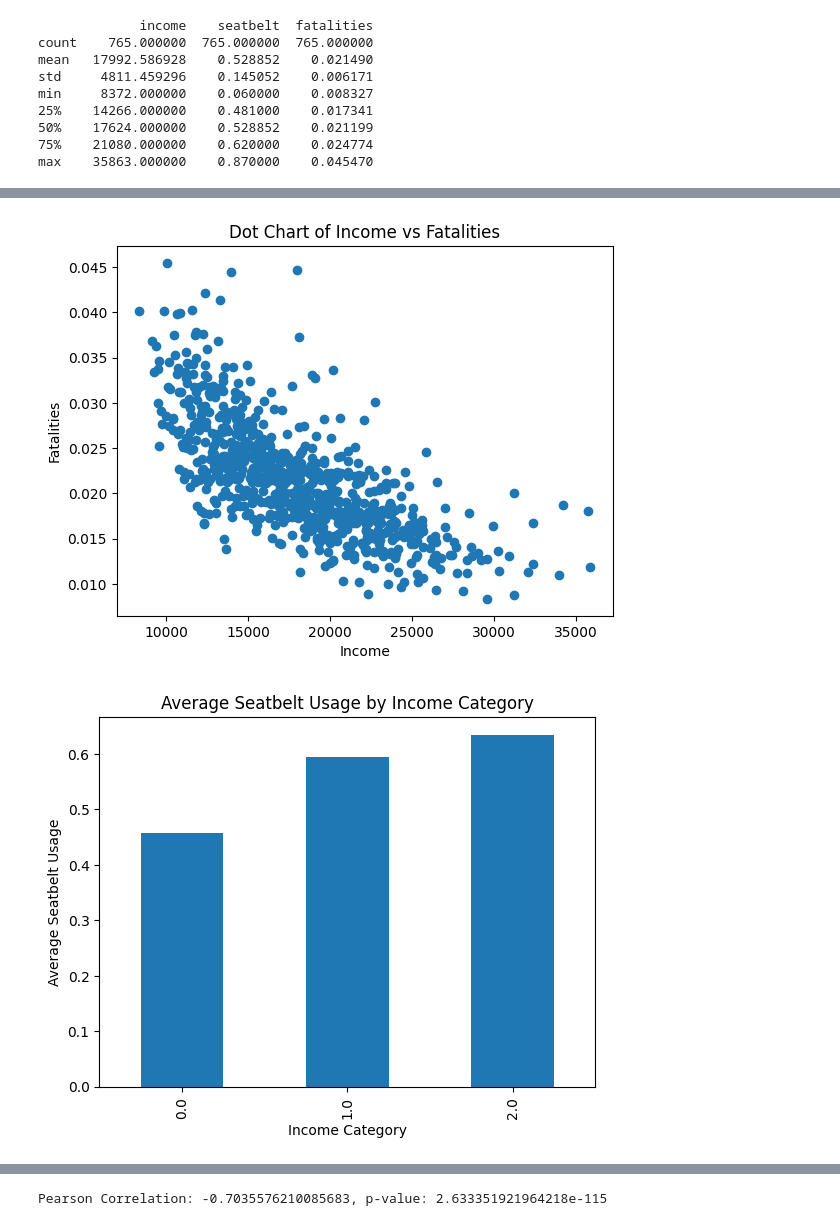
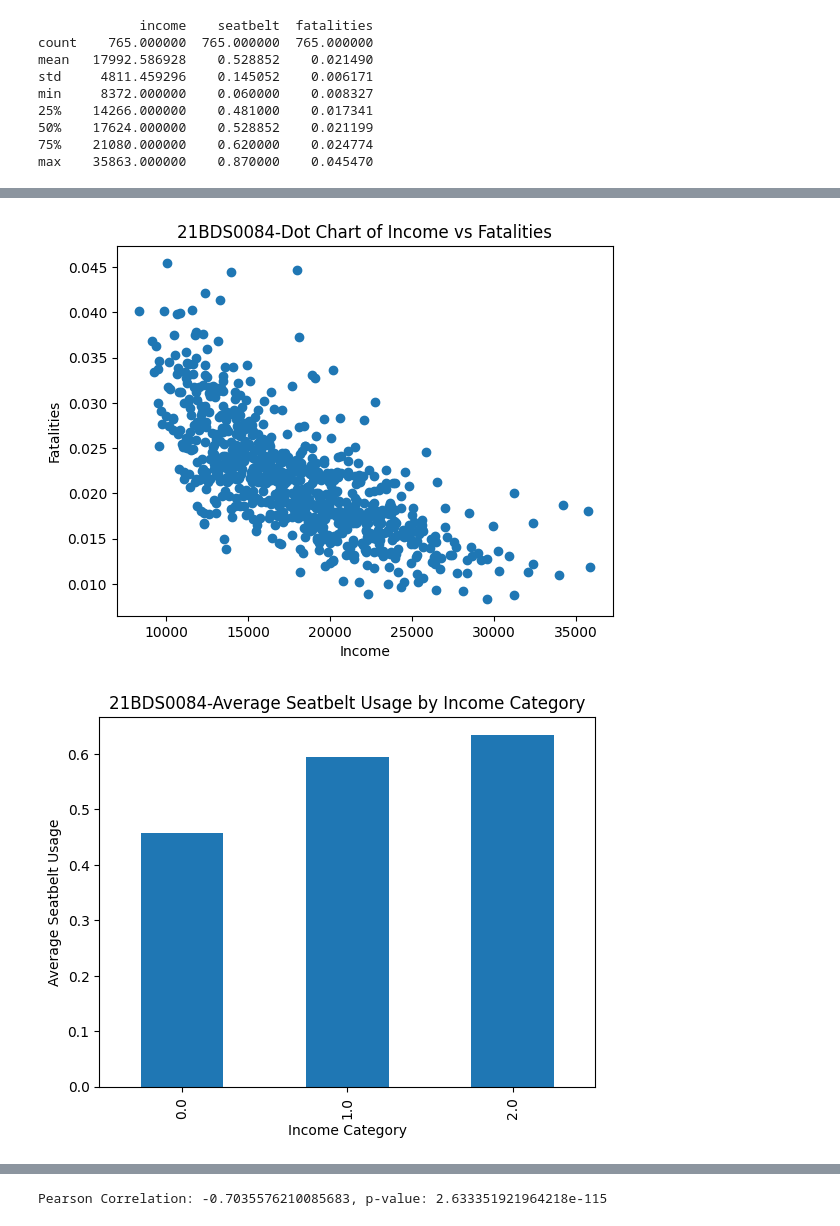
Before and after one commit to vignesh4836/edatheoda1, a Jupyter notebook: edatheoda.ipynb, the cells around one changed output, grey strips where cells are left out. Drawn from its saved outputs; the diff is of its cells as text; code cells hidden in the pictures.

```diff
--- a/edatheoda.ipynb
+++ b/edatheoda.ipynb
@@ -214,22 +222,22 @@ plt.show()
 # %%
 # Dot chart for income vs fatalities
 plt.plot(df['income'], df['fatalities'], 'o')
-plt.title("Dot Chart of Income vs Fatalities")
+plt.title("21BDS0084-Dot Chart of Income vs Fatalities")
 plt.xlabel('Income')
 plt.ylabel('Fatalities')
 plt.show()
 # %% [output]
-[figure, old version]
+[figure, new version]
 # %%
 # Bar plot for income categories vs average seatbelt usage
 if 'income_binned' in df.columns:
     df.groupby('income_binned')['seatbelt'].mean().plot(kind='bar')
-    plt.title("Average Seatbelt Usage by Income Category")
+    plt.title("21BDS0084-Average Seatbelt Usage by Income Category")
     plt.xlabel("Income Category")
     plt.ylabel("Average Seatbelt Usage")
     plt.show()
 # %% [output]
-[figure, old version]
+[figure, new version]
 # %%
 
 from scipy import stats
```
Also changed, not shown: parts of 22 cells of this notebook.
